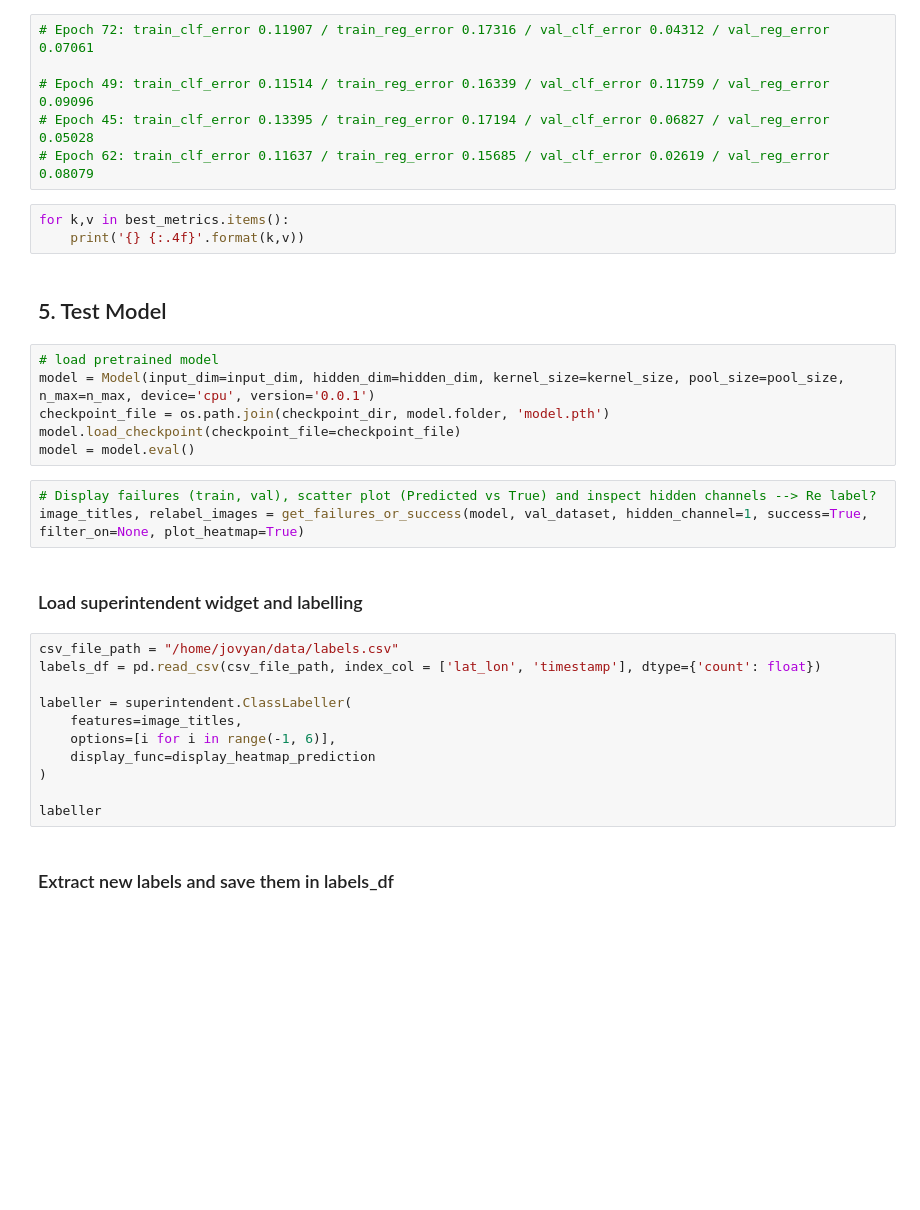
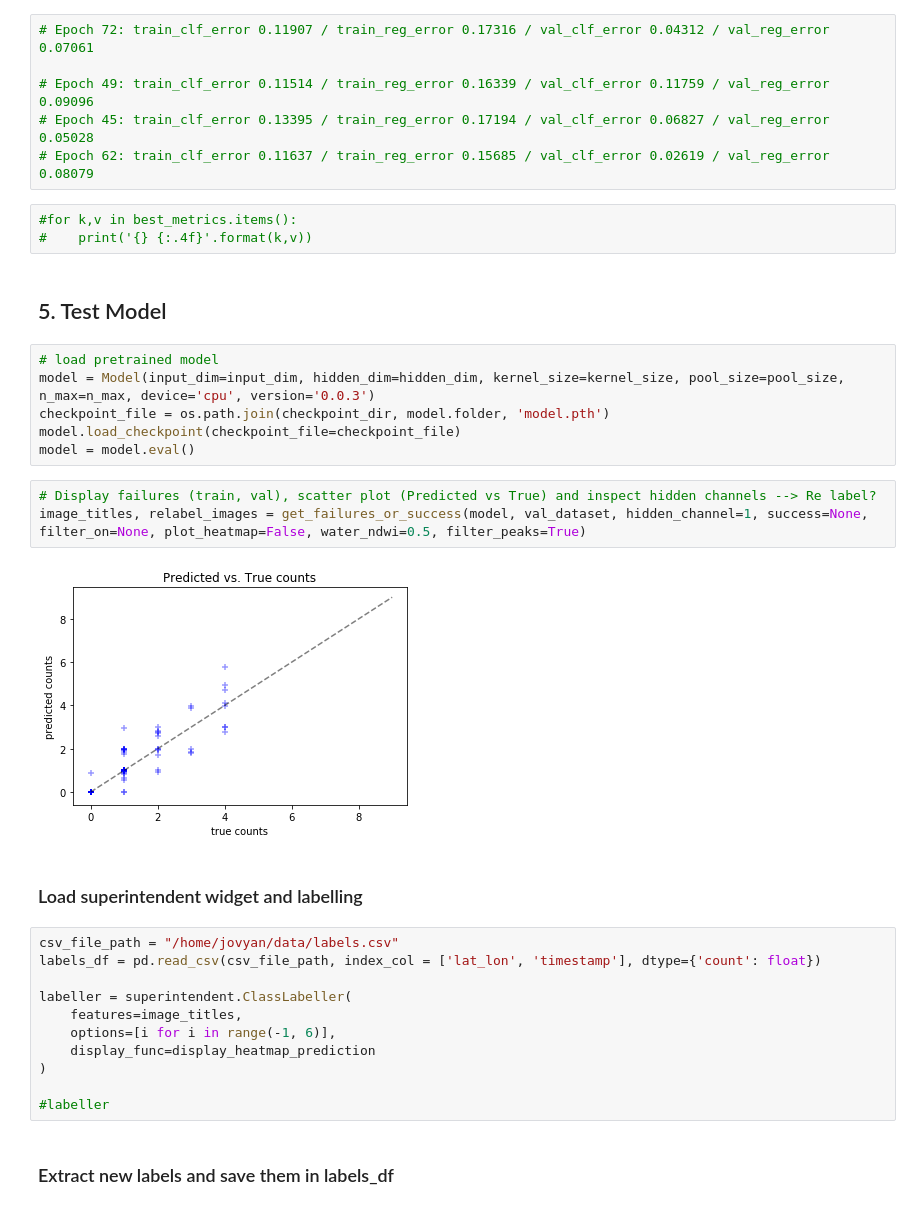
Before and after one commit to MichelDeudon/sentinel2-xcube-boat-detection, a Jupyter notebook: 2-Train.ipynb, the cells around one changed output. Cells and saved outputs as stored; diff of their text form; blank space fills up the shorter version.

Commit message:
dev model v0.0.3

```diff
--- a/2-Train.ipynb
+++ b/2-Train.ipynb
@@ -65,19 +73,21 @@ best_metrics = train(train_dataloader=train_dataloader, val_dataloader=val_datal
 # Epoch 45: train_clf_error 0.13395 / train_reg_error 0.17194 / val_clf_error 0.06827 / val_reg_error 0.05028
 # Epoch 62: train_clf_error 0.11637 / train_reg_error 0.15685 / val_clf_error 0.02619 / val_reg_error 0.08079
 # %%
-for k,v in best_metrics.items():
-    print('{} {:.4f}'.format(k,v))
+#for k,v in best_metrics.items():
+#    print('{} {:.4f}'.format(k,v))
 # %% [markdown]
 ## 5. Test Model
 # %%
 # load pretrained model
-model = Model(input_dim=input_dim, hidden_dim=hidden_dim, kernel_size=kernel_size, pool_size=pool_size, n_max=n_max, device='cpu', version='0.0.1')
+model = Model(input_dim=input_dim, hidden_dim=hidden_dim, kernel_size=kernel_size, pool_size=pool_size, n_max=n_max, device='cpu', version='0.0.3')
 checkpoint_file = os.path.join(checkpoint_dir, model.folder, 'model.pth')
 model.load_checkpoint(checkpoint_file=checkpoint_file)
 model = model.eval()
 # %%
 # Display failures (train, val), scatter plot (Predicted vs True) and inspect hidden channels --> Re label?
-image_titles, relabel_images = get_failures_or_success(model, val_dataset, hidden_channel=1, success=True, filter_on=None, plot_heatmap=True)
+image_titles, relabel_images = get_failures_or_success(model, val_dataset, hidden_channel=1, success=None, filter_on=None, plot_heatmap=False, water_ndwi=0.5, filter_peaks=True)
+# %% [output]
+[figure, added]
 # %% [markdown]
 ### Load superintendent widget and labelling
 # %%
@@ -90,7 +100,7 @@ labeller = superintendent.ClassLabeller(
     display_func=display_heatmap_prediction
 )
 
-labeller
+#labeller
 # %% [markdown]
 ### Extract new labels and save them in labels_df
 # %%
```
Also changed, not shown: parts of 6 cells of this notebook, 1 other file.
